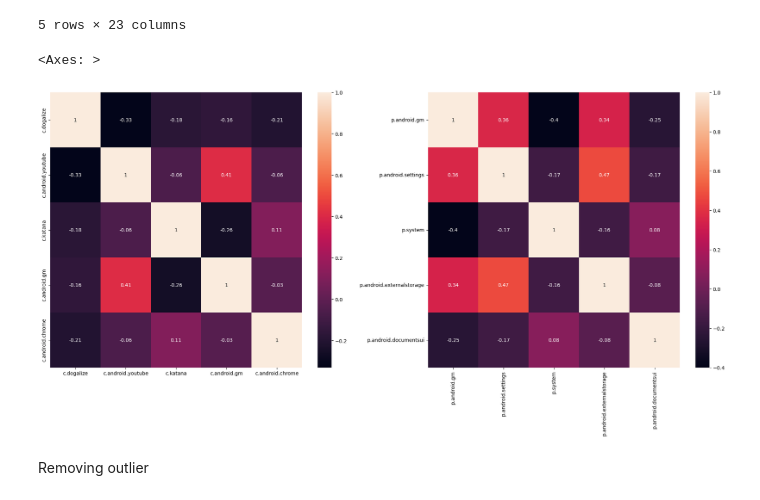
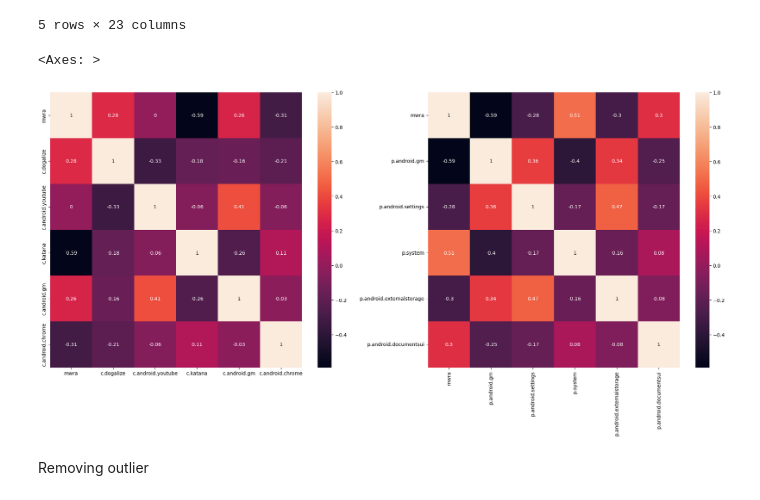
Before and after one commit to tomasswaier/IAU_project, a Jupyter notebook: second_project.ipynb, the cells around one changed output. Saved outputs shown, nothing was run; the diff lists cells and outputs as text; code cells hidden in the pictures.

Commit message:
added mwra

```diff
--- a/second_project.ipynb
+++ b/second_project.ipynb
@@ -22,18 +22,18 @@ df_processes.head()
 5 rows × 23 columns
 # %%
 plt.figure(figsize=(25,10))
-df_connections=df_connections[df_connections.columns[3:8]]
+df_connections=df_connections[df_connections.columns[2:8]]
 df_connections.drop_duplicates(inplace=True)
 plt.subplot(1,2,1)
 sns.heatmap(df_connections.iloc[:,:].corr().round(decimals=2),annot=True)
-df_processes=df_processes[['p.android.gm','p.android.settings','p.system','p.android.externalstorage','p.android.documentsui']]
+df_processes=df_processes[['mwra','p.android.gm','p.android.settings','p.system','p.android.externalstorage','p.android.documentsui']]
 
 df_processes.drop_duplicates(inplace=True)
 plt.subplot(1,2,2)
 sns.heatmap(df_processes.iloc[:,:].corr().round(decimals=2),annot=True)
 # %% [output]
 <Axes: >
-[figure, old version]
+[figure, new version]
 # %% [markdown]
 Removing outlier
 # %%
```
Also changed, not shown: parts of 6 cells of this notebook.
